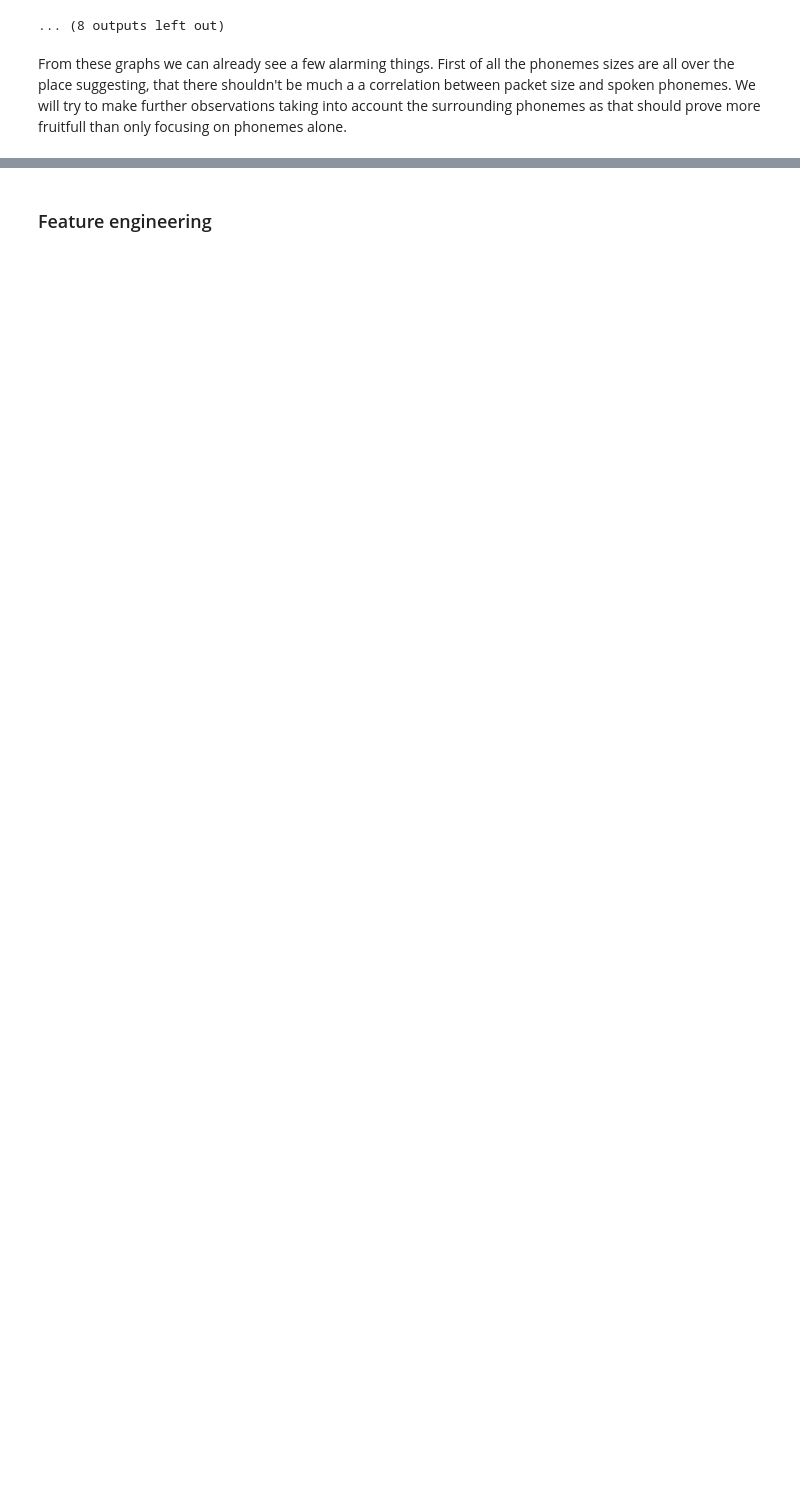
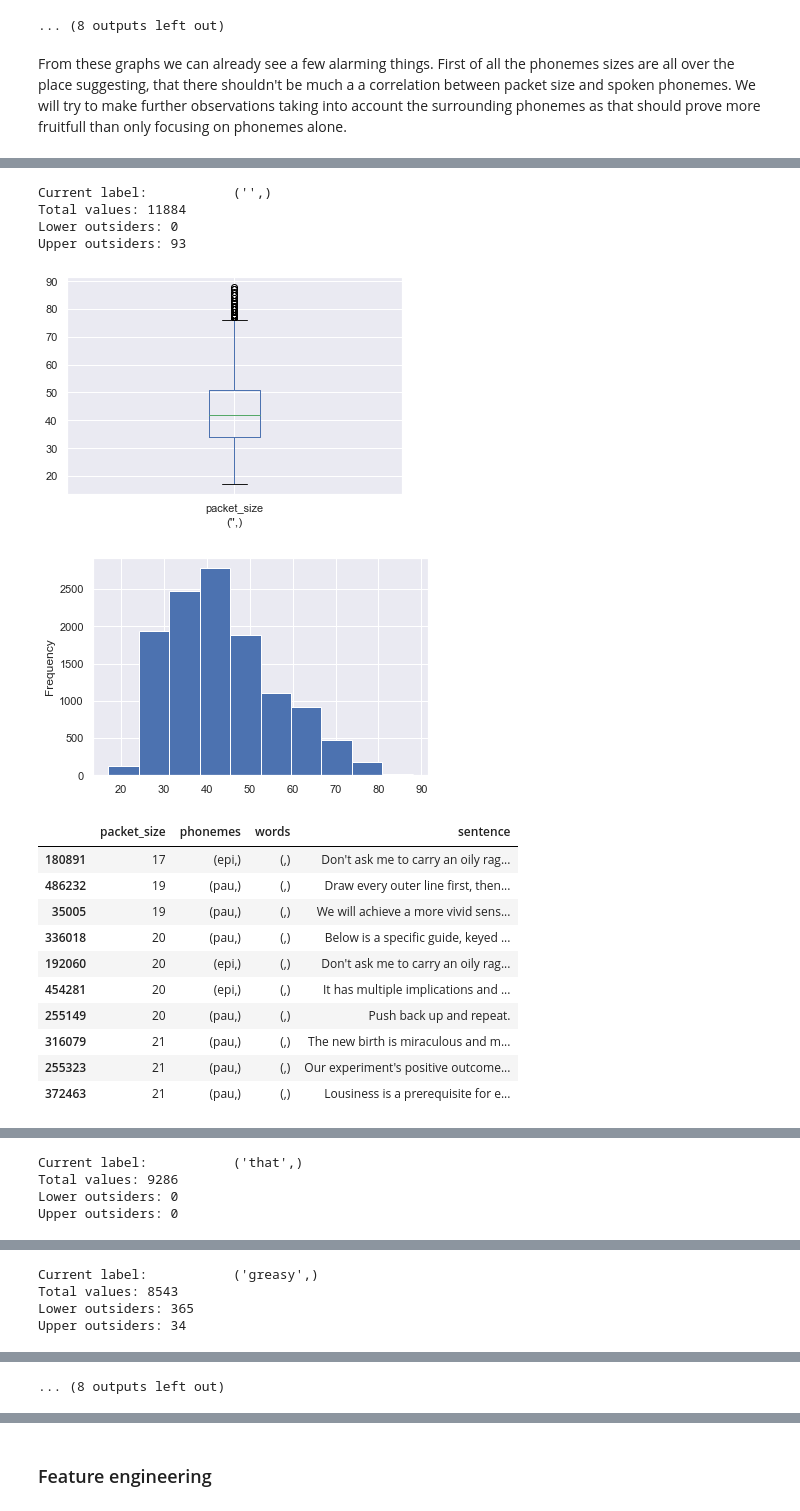
Before and after one commit to czFIRE/BT_attack_on_VoIP_encrypted_messengers, a Jupyter notebook: bt.ipynb, the cells around one changed output, grey strips where cells are left out. Cells and saved outputs as stored; diff of their text form; code cells hidden in the pictures; blank space fills up the shorter version.

```diff
--- a/bt.ipynb
+++ b/bt.ipynb
@@ -302,0 +343,30 @@ From these graphs we can already see a few alarming things. First of all the pho
+# %%
+label_data['words'] = label_data['words'].astype('object')
+
+interesting_words = [("",), ("that",), ("greasy",), ("had", "your")]
+
+for word in interesting_words:
+    graph_data = label_data.loc[label_data.words == word]
+    #graph_data = graph_data.copy() #.loc was somehow acting up and not copying properly
+    get_distribution_info(graph_data, word)
+    print('\n')
+
+label_data['phonemes'] = label_data['phonemes'].astype('category')
+# %% [output]
+Current label:           ('',)
+Total values: 11884
+Lower outsiders: 0
+Upper outsiders: 93
+[figure, added]
+[figure, added]
+|  | packet_size | phonemes | words | sentence |
+| 180891 | 17 | (epi,) | (,) | Don't ask me to carry an oily rag... |
+| 486232 | 19 | (pau,) | (,) | Draw every outer line first, then... |
+| 35005 | 19 | (pau,) | (,) | We will achieve a more vivid sens... |
+| 336018 | 20 | (pau,) | (,) | Below is a specific guide, keyed ... |
+| 192060 | 20 | (epi,) | (,) | Don't ask me to carry an oily rag... |
+| 454281 | 20 | (epi,) | (,) | It has multiple implications and ... |
+| 255149 | 20 | (pau,) | (,) | Push back up and repeat. |
+| 316079 | 21 | (pau,) | (,) | The new birth is miraculous and m... |
+| 255323 | 21 | (pau,) | (,) | Our experiment's positive outcome... |
+| 372463 | 21 | (pau,) | (,) | Lousiness is a prerequisite for e... |
@@ -302,0 +384,4 @@ From these graphs we can already see a few alarming things. First of all the pho
+Current label:           ('that',)
+Total values: 9286
+Lower outsiders: 0
+Upper outsiders: 0
@@ -302,0 +412,4 @@ From these graphs we can already see a few alarming things. First of all the pho
+Current label:           ('greasy',)
+Total values: 8543
+Lower outsiders: 365
+Upper outsiders: 34
@@ -302,0 +417 @@ From these graphs we can already see a few alarming things. First of all the pho
+... (8 outputs left out)
```
Also changed, not shown: parts of 27 cells of this notebook.
